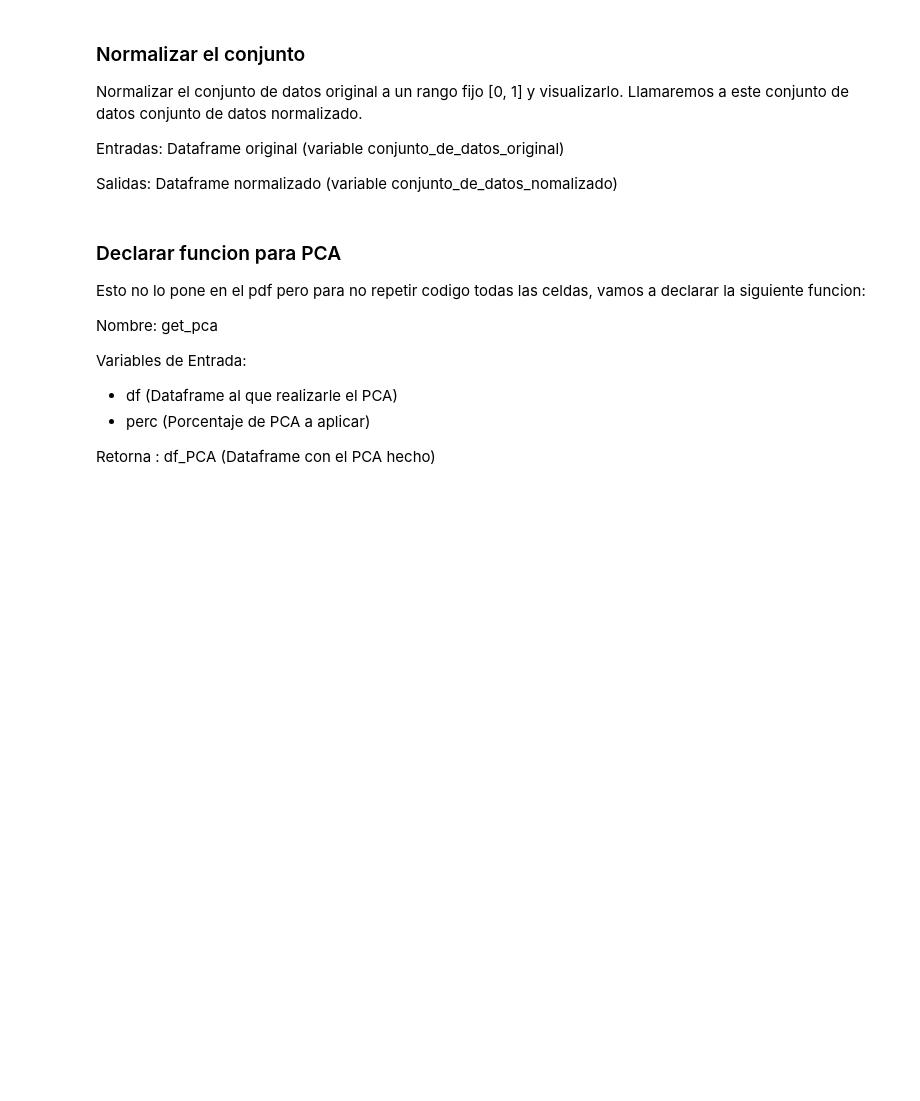
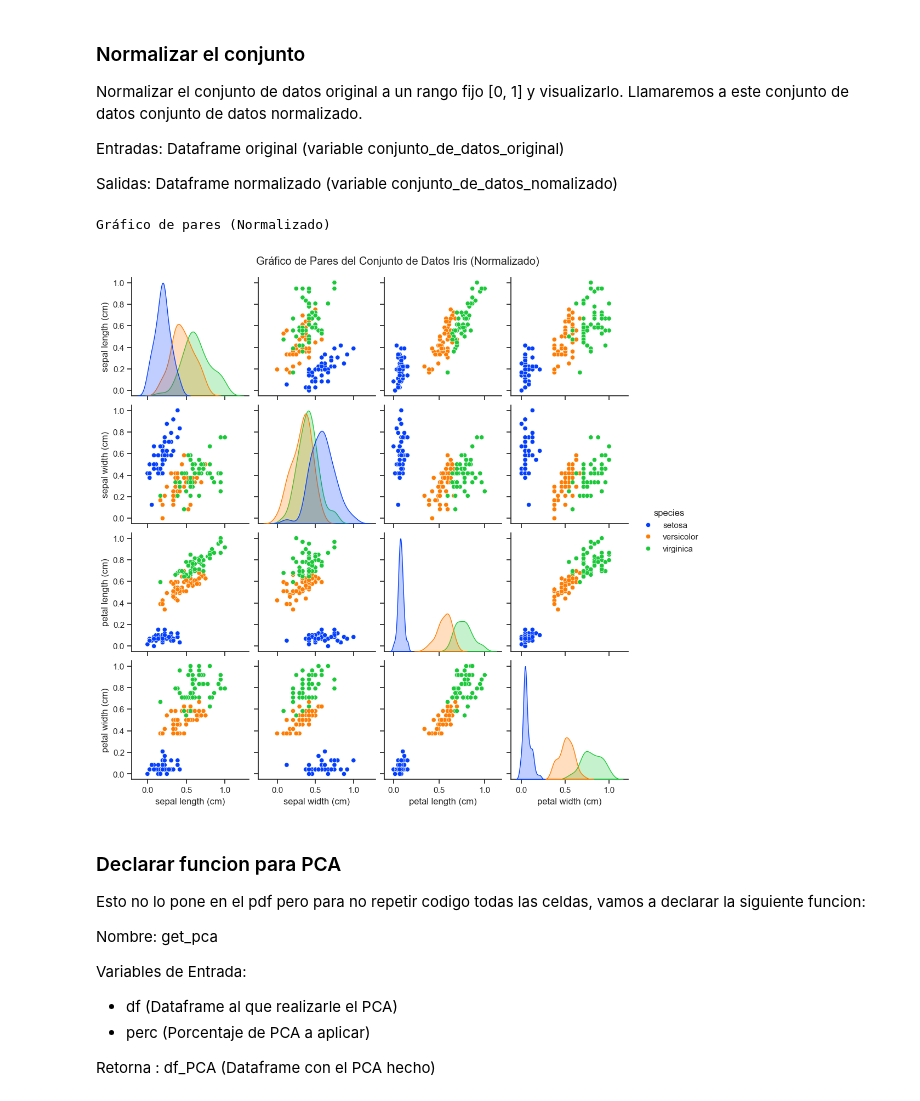
Before and after one commit to alraro/Practicas-Aprendizaje-Automatico, a Jupyter notebook: src/Practica2/setup.ipynb, the cells around one changed output. Cells and saved outputs as stored; diff of their text form; code cells hidden in the pictures; blank space fills up the shorter version.

```diff
--- a/src/Practica2/setup.ipynb
+++ b/src/Practica2/setup.ipynb
@@ -96,6 +99,34 @@ Normalizar el conjunto de datos original a un rango fijo [0, 1] y visualizarlo.
 Entradas: Dataframe original (variable conjunto_de_datos_original)
 
 Salidas: Dataframe normalizado (variable conjunto_de_datos_nomalizado)
+# %%
+from sklearn.preprocessing import MinMaxScaler
+# Ahora aplicamos la normalización Min-Max donde el nuevo mínimo es 0 y el nuevo máximo es 1
+min_max_scaler = MinMaxScaler()
+X_min_max = min_max_scaler.fit_transform(X)   # Ajusta y transforma los datos, usando los datos originales X de las características
+
+# Reconstruimos el DataFrame con las características normalizadas
+conjunto_de_datos_normalizados = pd.DataFrame(data=X_min_max, columns=iris.feature_names) # Establecemos las características como columnas
+
+# Añadimos la columna 'species' para poder usarla en la visualización
+conjunto_de_datos_normalizados['species'] = conjunto_de_datos_original['species']
+
+# Visualizamos el conjunto de datos normalizado
+print("Gráfico de pares (Normalizado)")
+sns.set_theme(style="ticks")                    # Configurar el estilo de Seaborn
+
+pair_plot_min_max = sns.pairplot(
+    conjunto_de_datos_normalizados,
+    hue='species',                              # Colorear puntos por especie
+    palette='bright',
+    vars=iris.feature_names                     # Seleccionar solo las 4 columnas de características
+)
+
+pair_plot_min_max.figure.suptitle("Gráfico de Pares del Conjunto de Datos Iris (Normalizado)", y=1.02)
+plt.show()
+# %% [output]
+Gráfico de pares (Normalizado)
+[figure, added]
 # %% [markdown]
 ### Declarar funcion para PCA
 Esto no lo pone en el pdf pero para no repetir codigo todas las celdas, vamos a declarar la siguiente funcion:
```
Also changed, not shown: parts of 2 cells of this notebook.
